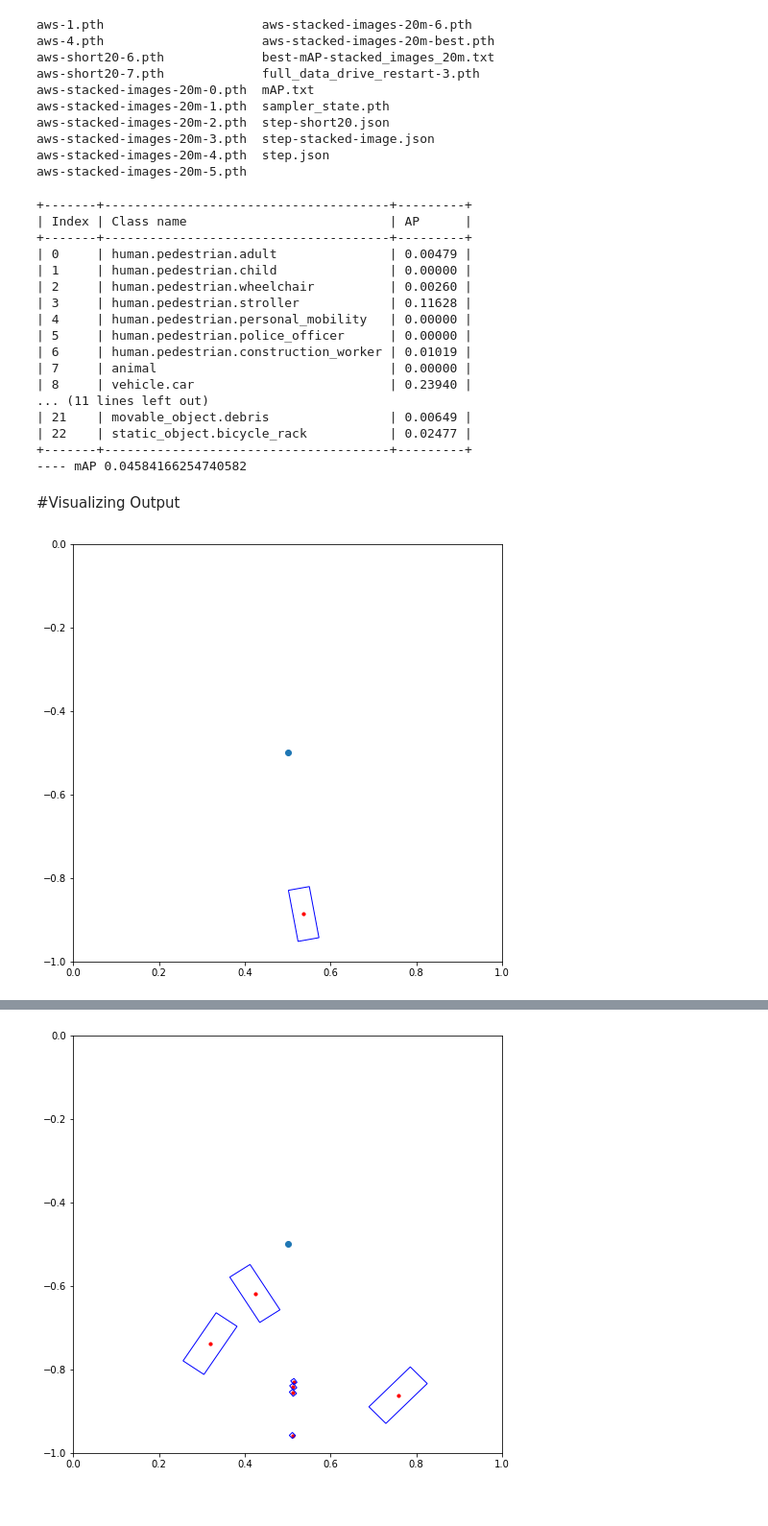
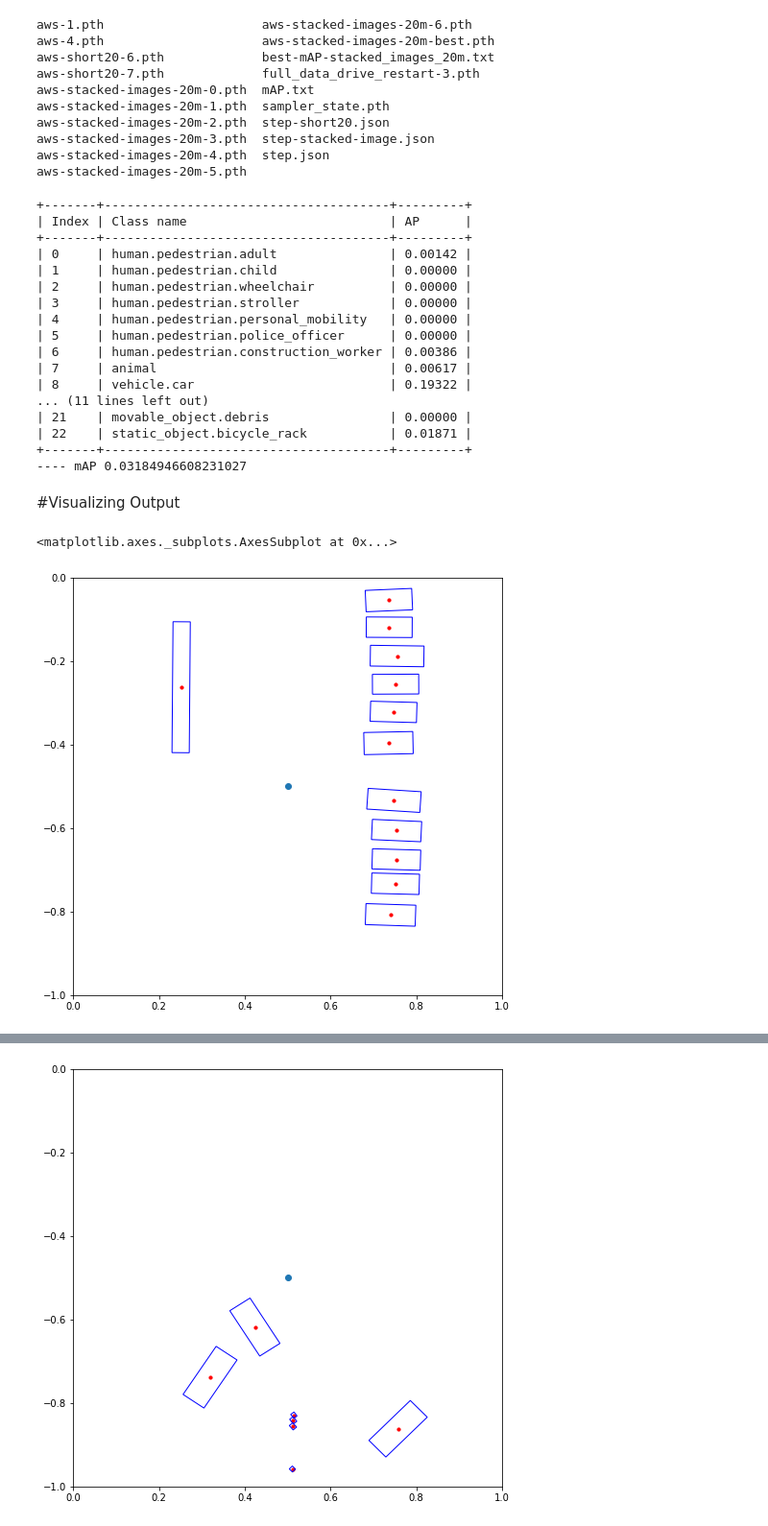
Before and after one commit to jackaboy7981/Single-Image-Depth-YoloV3-, a Jupyter notebook: AWS_SingleImgDepth(STACKED IMAGE)_(Yolov3)Notebookversion.ipynb, the cells around one changed output, grey strips where cells are left out. Shown at 96% size. Drawn from its saved outputs; the diff is of its cells as text; code cells hidden in the pictures.

```diff
--- a/AWS_SingleImgDepth(STACKED IMAGE)_(Yolov3)Notebookversion.ipynb
+++ b/AWS_SingleImgDepth(STACKED IMAGE)_(Yolov3)Notebookversion.ipynb
@@ -726,9 +726,12 @@ def parse_data_config(path):
     return options
 # %%
 #Draw
-def draw(targets):
-  fig = plt.figure(figsize=(8,8))
-  ax = fig.add_subplot(111)
+def draw(targets, ax = None):
+  flag = False
+  if ax == None:
+    fig = plt.figure(figsize=(8,8))
+    ax = fig.add_subplot(111)
+    flag = True
   for target in targets:
     rotation = angle_decoder(target[6:8]) + math.pi/2
     length = target[3]
@@ -741,7 +744,9 @@ def draw(targets):
   ax.scatter(0.5, -0.5)
   plt.xlim(0, 1)
   plt.ylim(-1,0)
-  plt.show()
+  if flag:
+    plt.show()
+  return ax
 # %%
 #Dataset
 
@@ -1553,7 +1558,7 @@ dataloader = torch.utils.data.DataLoader(
 )
 class_names = dataset.categories
 # %%
-optimizer = torch.optim.Adam(model.parameters(),lr =0.001)
+optimizer = torch.optim.Adam(model.parameters(),lr =0.0005)
 # %% [markdown]
 #Train Loop
 # %%
@@ -1742,8 +1729,8 @@ aws-stacked-images-20m-5.pth
 precision, recall, AP, f1, ap_class = evaluate(
     model,
     test_samples,
-    iou_thres=0.5,
-    conf_thres=0.5,
+    iou_thres=0.6,
+    conf_thres=0.6,
     nms_thres=0.01,
     img_size=opt.img_size,
     batch_size=32,
@@ -1766,35 +1753,36 @@ print(f"---- mAP {AP.mean()}")
 +-------+--------------------------------------+---------+
 | Index | Class name                           | AP      |
 +-------+--------------------------------------+---------+
-| 0     | human.pedestrian.adult               | 0.00479 |
+| 0     | human.pedestrian.adult               | 0.00142 |
 | 1     | human.pedestrian.child               | 0.00000 |
-| 2     | human.pedestrian.wheelchair          | 0.00260 |
-| 3     | human.pedestrian.stroller            | 0.11628 |
+| 2     | human.pedestrian.wheelchair          | 0.00000 |
+| 3     | human.pedestrian.stroller            | 0.00000 |
 | 4     | human.pedestrian.personal_mobility   | 0.00000 |
 | 5     | human.pedestrian.police_officer      | 0.00000 |
-| 6     | human.pedestrian.construction_worker | 0.01019 |
-| 7     | animal                               | 0.00000 |
-| 8     | vehicle.car                          | 0.23940 |
+| 6     | human.pedestrian.construction_worker | 0.00386 |
+| 7     | animal                               | 0.00617 |
+| 8     | vehicle.car                          | 0.19322 |
 ... (11 lines left out)
-| 21    | movable_object.debris                | 0.00649 |
-| 22    | static_object.bicycle_rack           | 0.02477 |
+| 21    | movable_object.debris                | 0.00000 |
+| 22    | static_object.bicycle_rack           | 0.01871 |
 +-------+--------------------------------------+---------+
----- mAP 0.04584166254740582
+---- mAP 0.03184946608231027
 # %%
 for param_group in optimizer.param_groups:
   print(param_group['lr'])
 # %% [markdown]
 #Visualizing Output
 # %%
-img, tragets = next(iter(dataloader))
+img, tragets = next(iter(datal))
 img = Variable(img.to(device))
 model.eval()
 target = []
 for t in tragets:
   if t[0] == 0:
     target.append(t[2:])
 output = model(img)
 draw(target)
 # %% [output]
+<matplotlib.axes._subplots.AxesSubplot at 0x...>
-[figure, old version]
+[figure, new version]
 # %%
```
Also changed, not shown: parts of 6 cells of this notebook.
